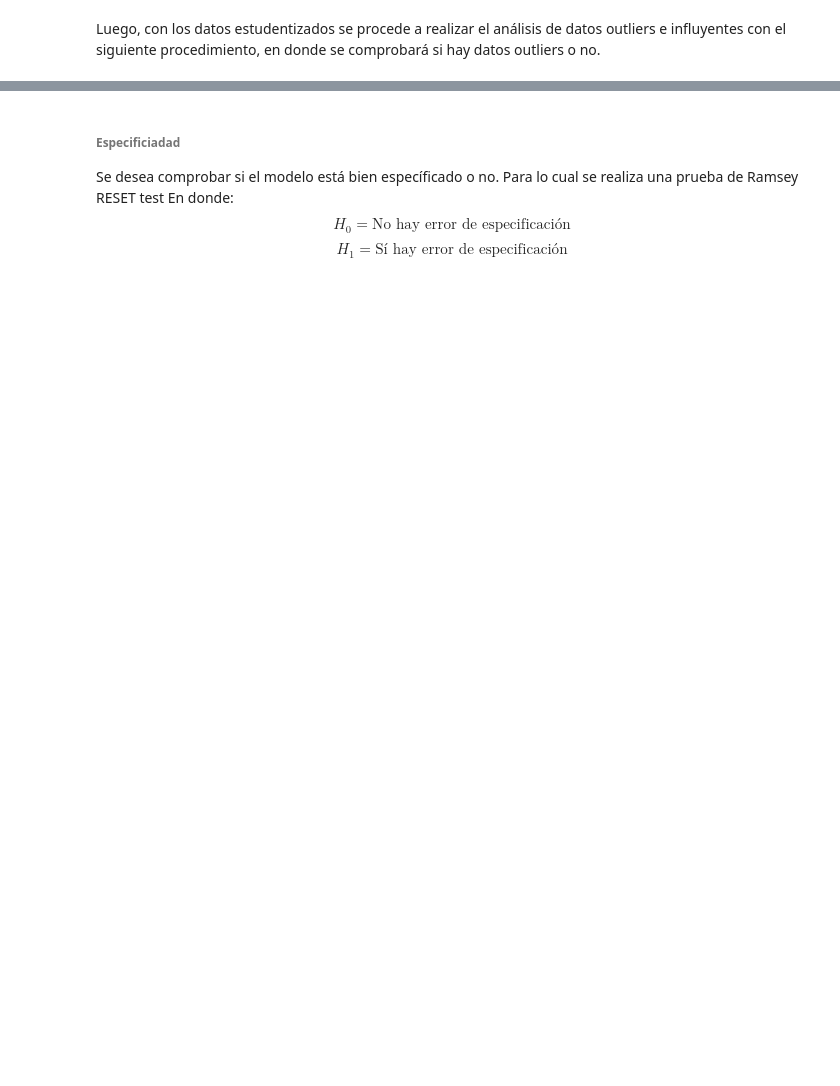
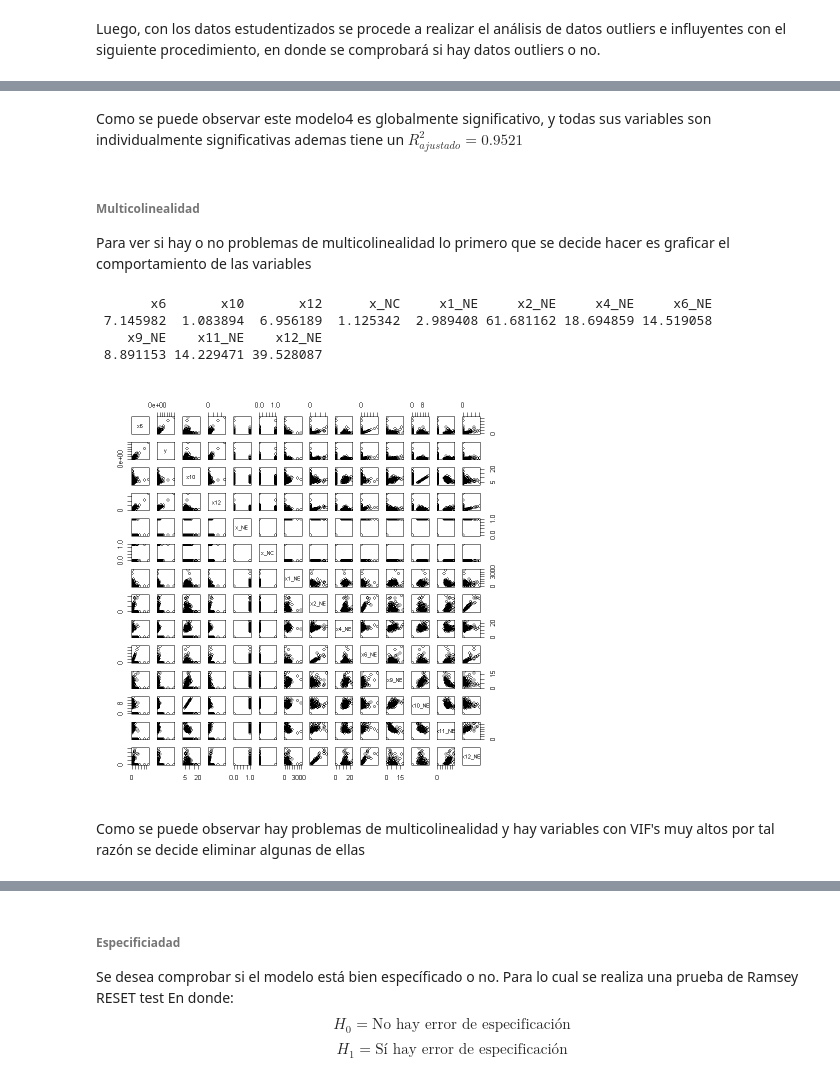
Before and after one commit to MantiMantilla/MEL-2022-2, a Jupyter notebook: Tareas/Tarea 3/Tarea 3.ipynb, the cells around one changed output, grey strips where cells are left out. Cells and saved outputs as stored; diff of their text form; code cells hidden in the pictures; blank space fills up the shorter version.

```diff
--- a/Tareas/Tarea 3/Tarea 3.ipynb
+++ b/Tareas/Tarea 3/Tarea 3.ipynb
@@ -823,0 +803,20 @@ qf(0.5,p,n-p)
+# %%
+crimenes3 <- crimenes3[-6,]
+
+x6 <- crimenes3$x6
+x10 <- crimenes3$x10
+x12 <- crimenes3$x12
+x_NE <- crimenes3$x_NE
+x_NC <- crimenes3$x_NC
+x1_NE <- crimenes3$x1_NE
+x2_NE <- crimenes3$x2_NE
+x4_NE <- crimenes3$x4_NE
+x6_NE <- crimenes3$x6_NE
+x9_NE <- crimenes3$x9_NE
+x10_NE <- crimenes3$x10_NE
+x11_NE <- crimenes3$x11_NE
+x12_NE <- crimenes3$x12_NE
+
+y <-crimenes3$y
+mejorModelo3 <- lm(y~x6+x10+x12+x_NE+x_NC+x1_NE+x2_NE+x4_NE+x6_NE+x9_NE+x10_NE+x11_NE+x12_NE)
+summary(mejorModelo3)
@@ -1007,0 +854,3 @@ Al volver a realizar la prueba de Heterocedasticidad de Breusch-Pagan con los aj
+# %%
+mejorModelo4 <- lm(y~x6+x10+x12+x_NC+x1_NE+x2_NE+x4_NE+x6_NE+x9_NE+x11_NE+x12_NE)
+summary(mejorModelo4)
@@ -1007,0 +875,17 @@ Al volver a realizar la prueba de Heterocedasticidad de Breusch-Pagan con los aj
+# %% [markdown]
+Como se puede observar este modelo4 es globalmente significativo, y todas sus variables son individualmente significativas ademas tiene un $R^2_{ajustado}=0.9521 $
+# %% [markdown]
+###### Multicolinealidad
+Para ver si hay o no problemas de multicolinealidad lo primero que se decide hacer es graficar el comportamiento de las variables
+# %%
+#Multicolinealidad
+pairs(crimenes3)
+vif(mejorModelo4)
+# %% [output]
+       x6       x10       x12      x_NC     x1_NE     x2_NE     x4_NE     x6_NE
+ 7.145982  1.083894  6.956189  1.125342  2.989408 61.681162 18.694859 14.519058
+    x9_NE    x11_NE    x12_NE
+ 8.891153 14.229471 39.528087
+[figure, added]
+# %% [markdown]
+Como se puede observar hay problemas de multicolinealidad y hay variables con VIF's muy altos por tal razón se decide eliminar algunas de ellas
```
Also changed, not shown: parts of 59 cells of this notebook.
